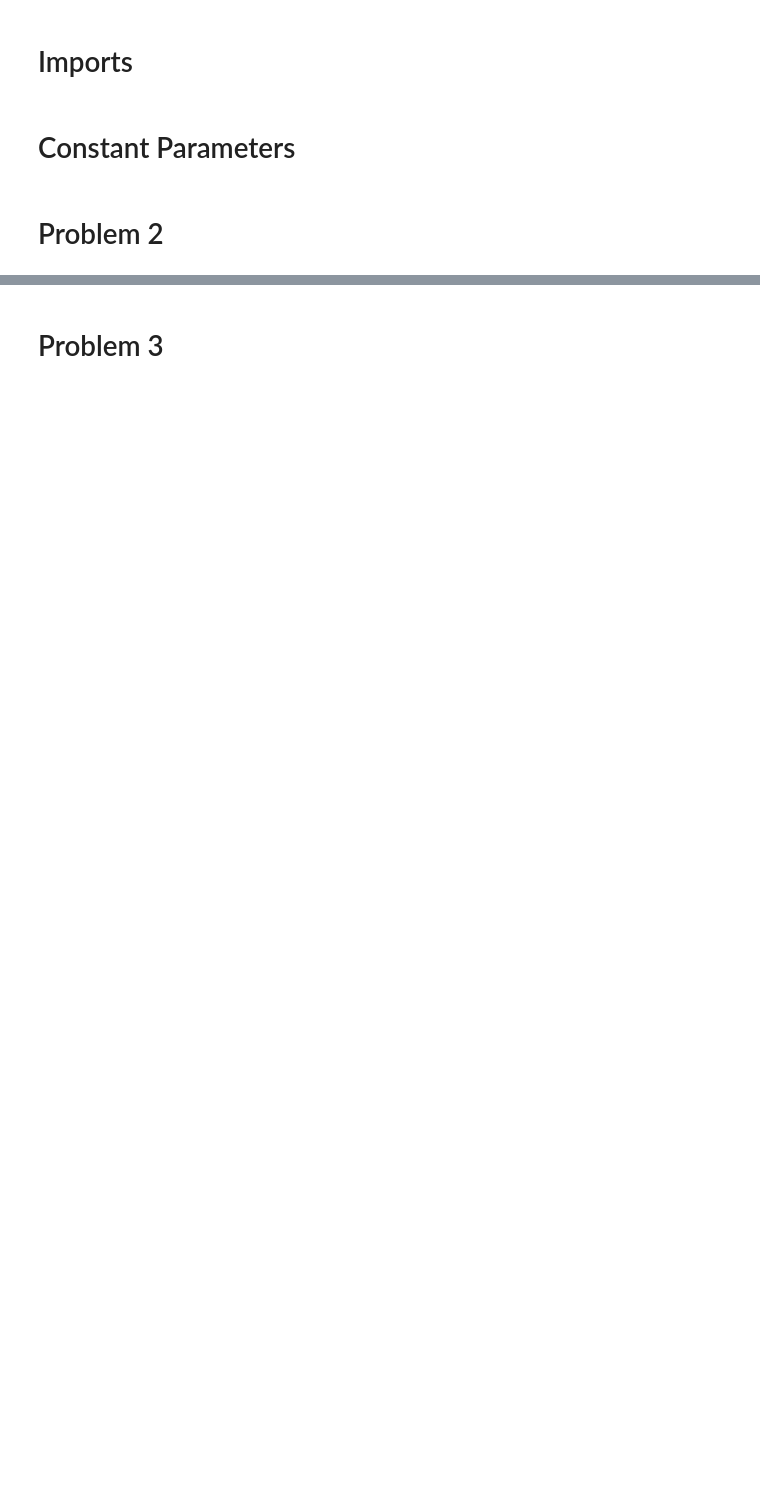
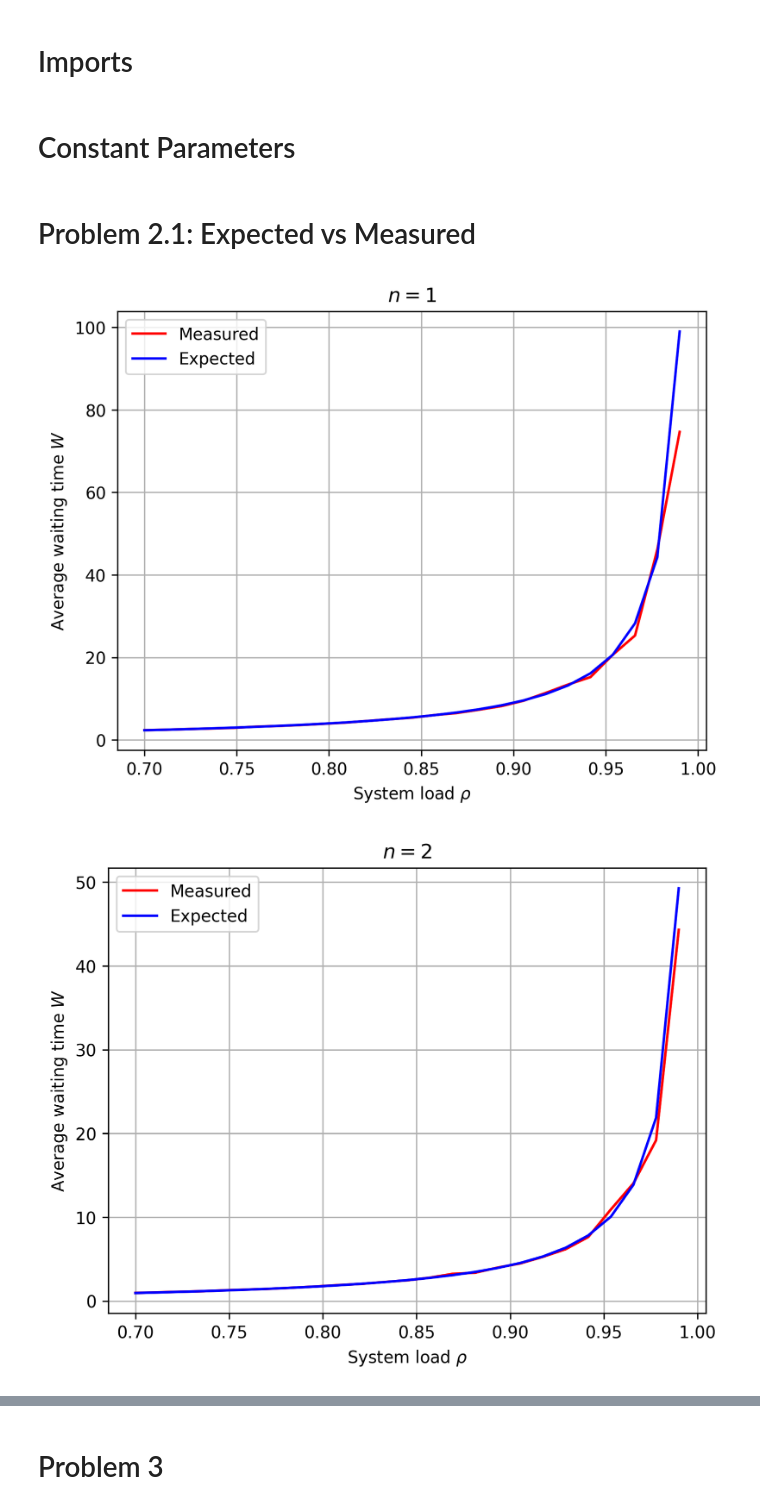
Before and after one commit to Asewlal01/WaitTimeExplorer, a Jupyter notebook: main.ipynb, the cells around one changed output, grey strips where cells are left out. Saved outputs shown, nothing was run; the diff lists cells and outputs as text; code cells hidden in the pictures; blank space fills up the shorter version.

Commit message:
Added results for problem 2 and 3

```diff
--- a/main.ipynb
+++ b/main.ipynb
@@ -15,11 +16,61 @@ from Analysis import *
 # %% [markdown]
 # Constant Parameters
 # %%
-customers = 100000
+customers = 1000000
 mu = 1
 
 # For multiple rho's and multiple servers
 ns = [1, 2, 4]
-rhos = np.linspace(0.5, 0.99, 20)
+rhos = np.linspace(0.7, 0.99, 25)
 # %% [markdown]
-# Problem 2
+# Problem 2.1: Expected vs Measured
+# %%
+for n in ns:
+    # Create figure
+    fig, ax = plt.subplots()
+    fig.dpi = 300
+
+    # Lists used to store results
+    results = []
+
+    # Lists used to store results
+    for rho in rhos:
+        # Simulate system
+        waiting = simulate_MMn(customers, rho, mu, n)
+
+        # Get average and confidence
+        avg, conf = statistics(waiting, print_info=False)
+
+        # Expected waiting time
+        expected = expectedWait(rho, mu, n)
+
+        # Add to results
+        results.append([avg, conf, expected])
+
+    # Convert to numpy array
+    results = np.array(results)
+
+    # Save results
+    np.savetxt('results/MMn_FIFO.txt', results)
+
+    # Left and right interval
+    left = results[:, 0] - results[:, 1]
+    right = results[:, 0] + results[:, 1]
+
+    # Plotting
+    ax.plot(rhos, results[:, 0], label='Measured', color='red')
+    ax.fill_between(rhos, left, right, color='red', alpha=0.5)
+    ax.plot(rhos, results[:, 2], color='blue', label='Expected')
+
+    # Plot settings
+    ax.legend()
+    ax.set_title(f'$n = {n}$')
+    ax.set_xlabel('System load $\\rho$')
+    ax.set_ylabel('Average waiting time $W$')
+    ax.grid()
+
+    # Save figure
+    fig.savefig(f'results/MM{n}.jpg', dpi=300)
+# %% [output]
+[figure, added]
+[figure, added]
```
Also changed, not shown: parts of 4 cells of this notebook, 10 other files.
